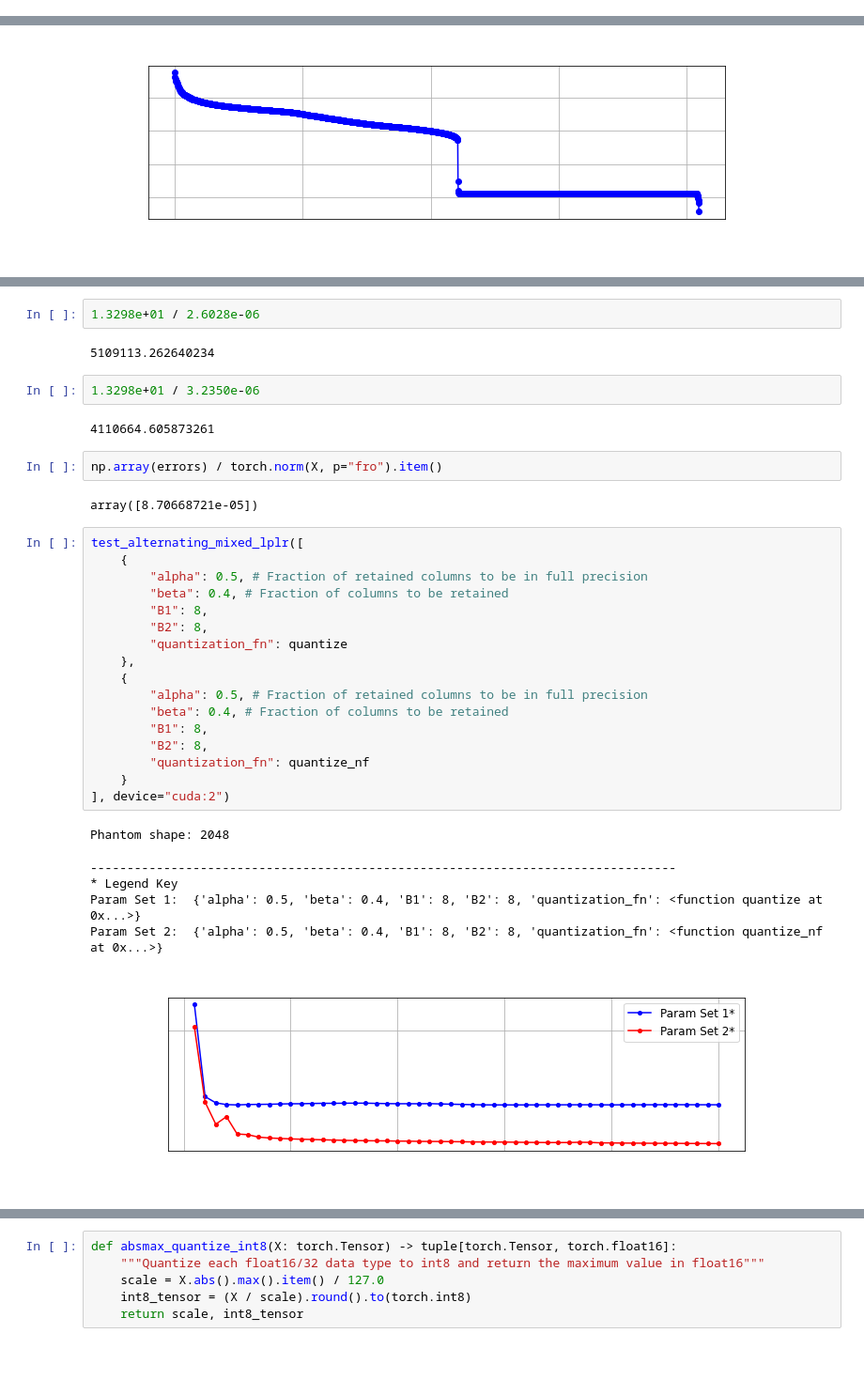
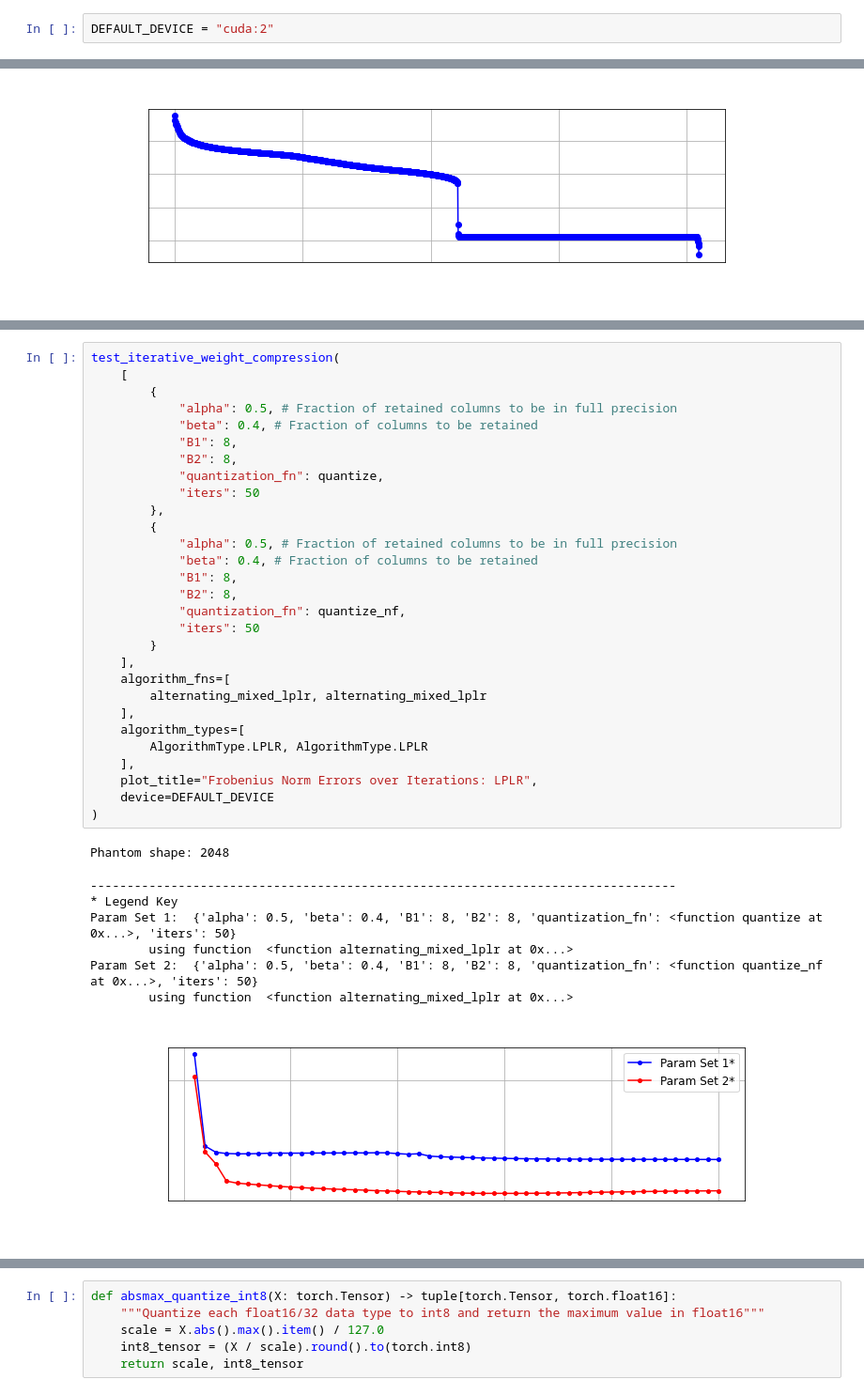
Before and after one commit to pilancilab/caldera, a Jupyter notebook: mixed_lplr.ipynb, the cells around one changed output, grey strips where cells are left out. Shown: that part at 94% size. Cells and saved outputs as stored; diff of their text form; blank space fills up the shorter version.

Commit message:
Some bug fixed and refactoring; add code to benchmark on layer weights

```diff
--- a/mixed_lplr.ipynb
+++ b/mixed_lplr.ipynb
@@ -28,3 +31,5 @@ from benchmarkers import *
+# %%
+DEFAULT_DEVICE = "cuda:2"
 # %%
 # Generate a phantominator matrix
 X = torch.Tensor(shepp_logan(2048))
@@ -134,36 +129,38 @@ tensor([1.3298e+01, 3.5038e+00, 2.7451e+00, 1.8522e+00, 1.3193e+00, 1.1940e+00,
-# %%
-1.3298e+01 / 2.6028e-06
-# %% [output]
-5109113.262640234
-# %%
-1.3298e+01 / 3.2350e-06
-# %% [output]
-4110664.605873261
-# %%
-np.array(errors) / torch.norm(X, p="fro").item()
-# %% [output]
-array([8.70668721e-05])
 # %%
-test_alternating_mixed_lplr([
-    {
-        "alpha": 0.5, # Fraction of retained columns to be in full precision
-        "beta": 0.4, # Fraction of columns to be retained
-        "B1": 8,
-        "B2": 8,
-        "quantization_fn": quantize
-    },
-    {
-        "alpha": 0.5, # Fraction of retained columns to be in full precision
-        "beta": 0.4, # Fraction of columns to be retained
-        "B1": 8,
-        "B2": 8,
-        "quantization_fn": quantize_nf
-    }
-], device="cuda:2")
+test_iterative_weight_compression(
+    [
+        {
+            "alpha": 0.5, # Fraction of retained columns to be in full precision
+            "beta": 0.4, # Fraction of columns to be retained
+            "B1": 8,
+            "B2": 8,
+            "quantization_fn": quantize,
+            "iters": 50
+        },
+        {
+            "alpha": 0.5, # Fraction of retained columns to be in full precision
+            "beta": 0.4, # Fraction of columns to be retained
+            "B1": 8,
+            "B2": 8,
+            "quantization_fn": quantize_nf,
+            "iters": 50
+        }
+    ],
+    algorithm_fns=[
+        alternating_mixed_lplr, alternating_mixed_lplr
+    ],
+    algorithm_types=[
+        AlgorithmType.LPLR, AlgorithmType.LPLR
+    ],
+    plot_title="Frobenius Norm Errors over Iterations: LPLR",
+    device=DEFAULT_DEVICE
+)
 # %% [output]
 Phantom shape: 2048
 --------------------------------------------------------------------------------
 * Legend Key
-Param Set 1:  {'alpha': 0.5, 'beta': 0.4, 'B1': 8, 'B2': 8, 'quantization_fn': <function quantize at 0x...>}
-Param Set 2:  {'alpha': 0.5, 'beta': 0.4, 'B1': 8, 'B2': 8, 'quantization_fn': <function quantize_nf at 0x...>}
+Param Set 1:  {'alpha': 0.5, 'beta': 0.4, 'B1': 8, 'B2': 8, 'quantization_fn': <function quantize at 0x...>, 'iters': 50}
+        using function  <function alternating_mixed_lplr at 0x...>
+Param Set 2:  {'alpha': 0.5, 'beta': 0.4, 'B1': 8, 'B2': 8, 'quantization_fn': <function quantize_nf at 0x...>, 'iters': 50}
+        using function  <function alternating_mixed_lplr at 0x...>
-[figure, old version]
+[figure, new version]
```
Also changed, not shown: parts of 17 cells of this notebook, 3 other files.
